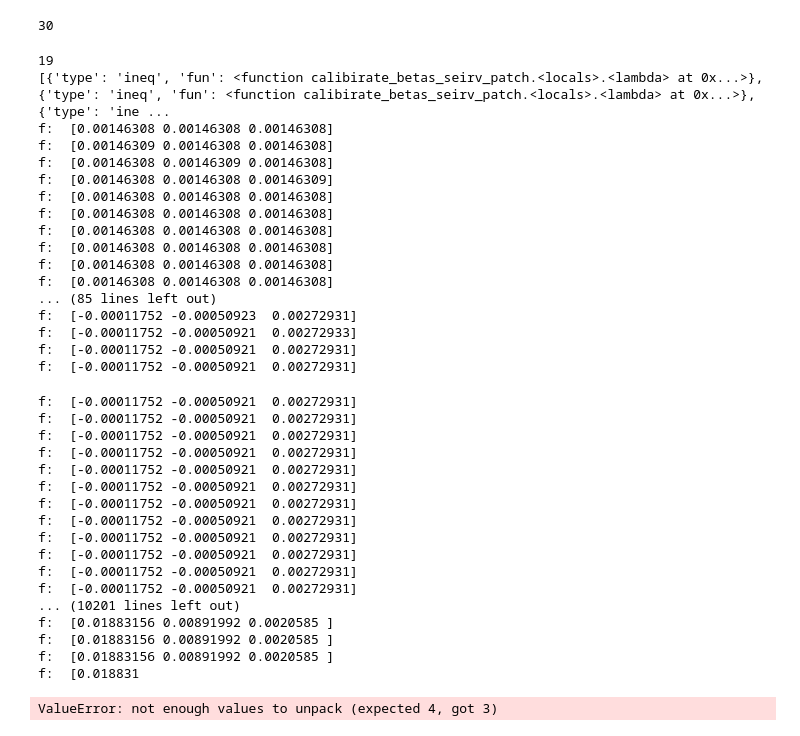
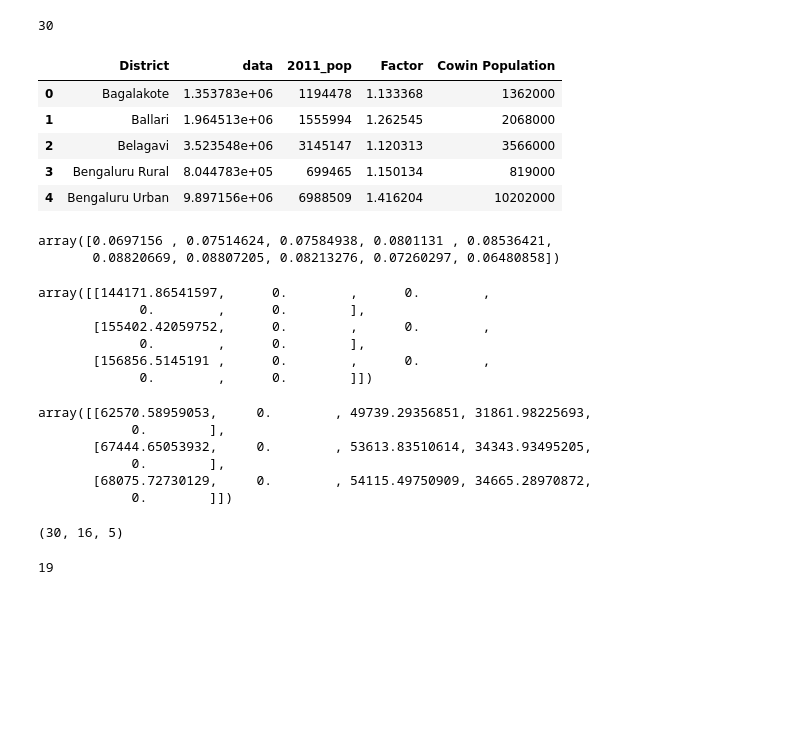
Before and after one commit to HimanshuSingh-all/Patch-Based-Simulator, a Jupyter notebook: beta_calibiration.ipynb, the cells around one changed output. Cells and saved outputs as stored; diff of their text form; code cells hidden in the pictures; blank space fills up the shorter version.

```diff
--- a/beta_calibiration.ipynb
+++ b/beta_calibiration.ipynb
@@ -294,10 +339,30 @@ initial_projection= initial_projection.rename(columns = {'district': 'District'}
 # %% [output]
 30
+# %%
+initial_projection.head()
+# %% [output]
+|  | District | data | 2011_pop | Factor | Cowin Population |
+| 0 | Bagalakote | 1.353783e+06 | 1194478 | 1.133368 | 1362000 |
+| 1 | Ballari | 1.964513e+06 | 1555994 | 1.262545 | 2068000 |
+| 2 | Belagavi | 3.523548e+06 | 3145147 | 1.120313 | 3566000 |
+| 3 | Bengaluru Rural | 8.044783e+05 | 699465 | 1.150134 | 819000 |
+| 4 | Bengaluru Urban | 9.897156e+06 | 6988509 | 1.416204 | 10202000 |
+# %%
+fraction_age_group[:10]
+# %% [output]
+array([0.0697156 , 0.07514624, 0.07584938, 0.0801131 , 0.08536421,
+       0.08820669, 0.08807205, 0.08213276, 0.07260297, 0.06480858])
 # %%
 initial_projection.head()
 initial_population_2020_district = np.array(initial_projection['Cowin Population'])
 initial_condition_array = build_initial_state(district_populations=initial_population_2020_district, age_fractions= fraction_age_group)
 # initial_condition_array[:, :, 1] = initial_condition_array[:, :, 0] * 0.127
-initial_condition_array[:, :, 2] = initial_condition_array[:, :, 0] * 0.127
-initial_condition_array[:, :, 3] = initial_condition_array[:, :, 0] * 0.164
-initial_condition_array[:, :, 0] = initial_condition_array[:, :, 0] - np.sum(initial_condition_array[:, :, 1:], axis = 2)
+
+initial_condition_array[1,:3]
+# %% [output]
+array([[144171.86541597,      0.        ,      0.        ,
+             0.        ,      0.        ],
+       [155402.42059752,      0.        ,      0.        ,
+             0.        ,      0.        ],
+       [156856.5145191 ,      0.        ,      0.        ,
+             0.        ,      0.        ]])
@@ -304,6 +373,20 @@ initial_condition_array[:, :, 0] = initial_condition_array[:, :, 0] - np.sum(ini
+# %%
+initial_condition_array[1,:3]
+# %% [output]
+array([[62570.58959053,     0.        , 49739.29356851, 31861.98225693,
+            0.        ],
+       [67444.65053932,     0.        , 53613.83510614, 34343.93495205,
+            0.        ],
+       [68075.72730129,     0.        , 54115.49750909, 34665.28970872,
+            0.        ]])
+# %%
+initial_condition_array.shape
+# %% [output]
+(30, 16, 5)
 # %%
-initialised_cir = np.array([1/40]*NUMDISTRICTS)
-betas_units = np.array([0.00146308]*NUMDISTRICTS)
+# initialised_cir = np.array([1/40]*NUMDISTRICTS)
+initialised_cir = np.array(1/dataframe_sero['CIR'])
+betas_units = np.array([0.0046308]*NUMDISTRICTS)
 test_sim_params:RunSimulationParams = {
     'age_contact_matrix':age_rate_matrix,
     'unit_mobility_matrix':MOBILITY_1,
@@ -327,40 +410,6 @@ betas_units, results, betasub = calibirate_betas_seirv_patch(
 )
 # %% [output]
 19
-[{'type': 'ineq', 'fun': <function calibirate_betas_seirv_patch.<locals>.<lambda> at 0x...>}, {'type': 'ineq', 'fun': <function calibirate_betas_seirv_patch.<locals>.<lambda> at 0x...>}, {'type': 'ine ...
-f:  [0.00146308 0.00146308 0.00146308]
-f:  [0.00146309 0.00146308 0.00146308]
-f:  [0.00146308 0.00146309 0.00146308]
-f:  [0.00146308 0.00146308 0.00146309]
-f:  [0.00146308 0.00146308 0.00146308]
-f:  [0.00146308 0.00146308 0.00146308]
-f:  [0.00146308 0.00146308 0.00146308]
-f:  [0.00146308 0.00146308 0.00146308]
-f:  [0.00146308 0.00146308 0.00146308]
-f:  [0.00146308 0.00146308 0.00146308]
-... (85 lines left out)
-f:  [-0.00011752 -0.00050923  0.00272931]
-f:  [-0.00011752 -0.00050921  0.00272933]
-f:  [-0.00011752 -0.00050921  0.00272931]
-f:  [-0.00011752 -0.00050921  0.00272931]
-f:  [-0.00011752 -0.00050921  0.00272931]
-f:  [-0.00011752 -0.00050921  0.00272931]
-f:  [-0.00011752 -0.00050921  0.00272931]
-f:  [-0.00011752 -0.00050921  0.00272931]
-f:  [-0.00011752 -0.00050921  0.00272931]
-f:  [-0.00011752 -0.00050921  0.00272931]
-f:  [-0.00011752 -0.00050921  0.00272931]
-f:  [-0.00011752 -0.00050921  0.00272931]
-f:  [-0.00011752 -0.00050921  0.00272931]
-f:  [-0.00011752 -0.00050921  0.00272931]
-f:  [-0.00011752 -0.00050921  0.00272931]
-f:  [-0.00011752 -0.00050921  0.00272931]
-... (10201 lines left out)
-f:  [0.01883156 0.00891992 0.0020585 ]
-f:  [0.01883156 0.00891992 0.0020585 ]
-f:  [0.01883156 0.00891992 0.0020585 ]
-f:  [0.018831
-ValueError: not enough values to unpack (expected 4, got 3)
 # %%
 results
 # %% [output]
```
Also changed, not shown: parts of 16 cells of this notebook, 4 other files.
